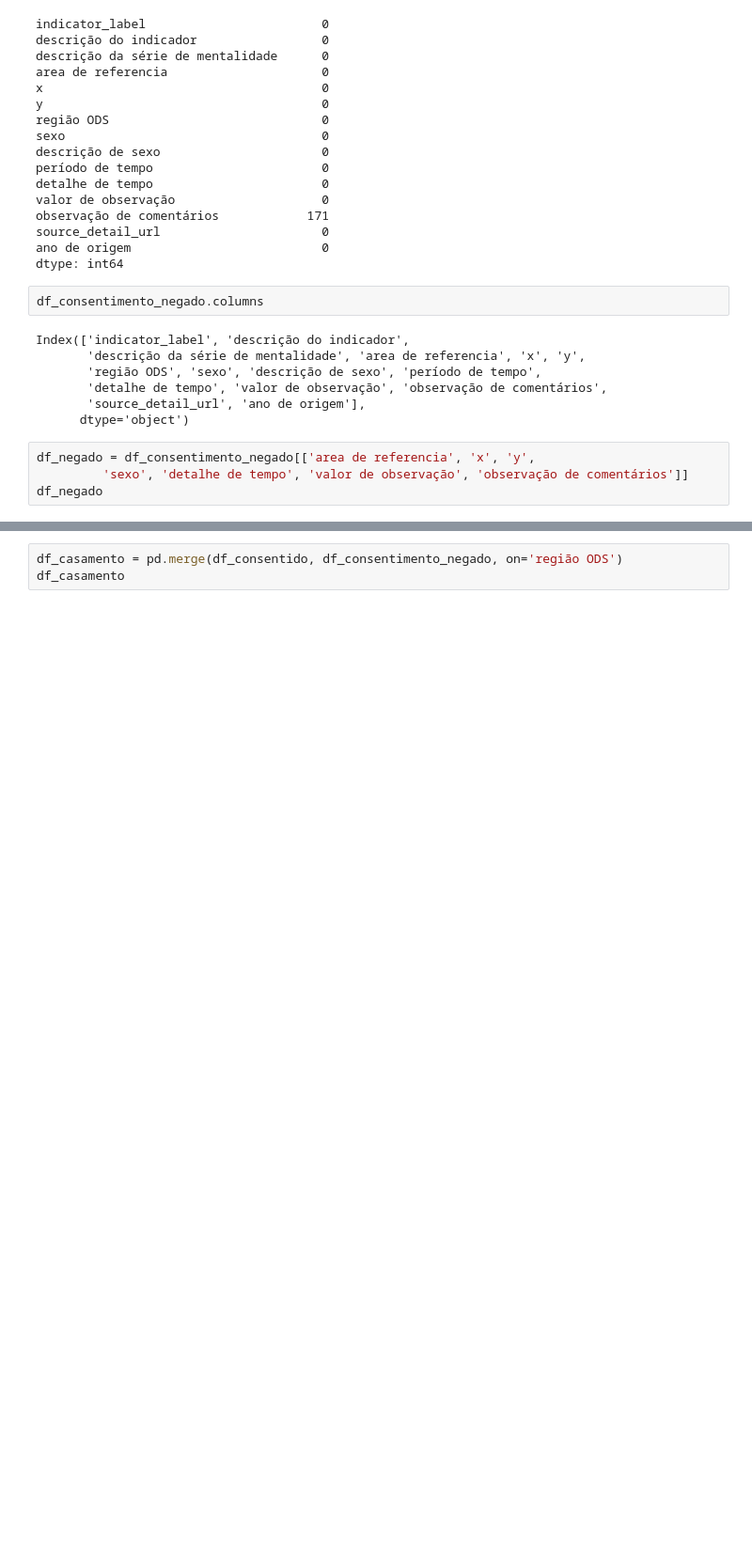
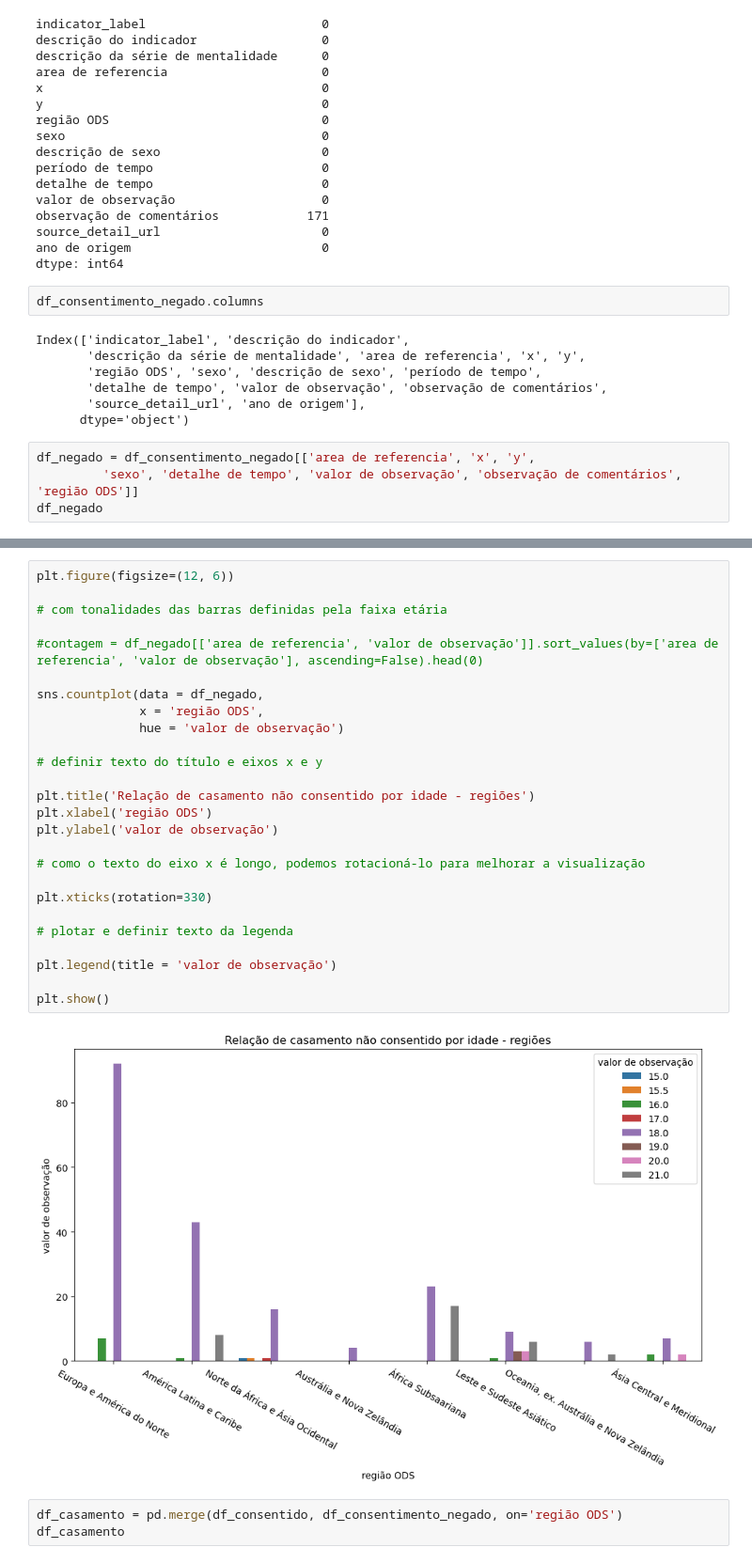
Before and after one commit to mfcrodrigues/Projeto-Final-Semana18, a Jupyter notebook: projetofinal_mariadefatima.ipynb, the cells around one changed output, grey strips where cells are left out. Shown: that part at 94% size. Cells and saved outputs as stored; diff of their text form; blank space fills up the shorter version.

```diff
--- a/projetofinal_mariadefatima.ipynb
+++ b/projetofinal_mariadefatima.ipynb
@@ -205,7 +245,7 @@ Index(['indicator_label', 'descrição do indicador',
       dtype='object')
 # %%
 df_negado = df_consentimento_negado[['area de referencia', 'x', 'y',
-         'sexo', 'detalhe de tempo', 'valor de observação', 'observação de comentários']]
+         'sexo', 'detalhe de tempo', 'valor de observação', 'observação de comentários', 'região ODS']]
 df_negado
 # %% [output]
 |  | area de referencia | x | y | sexo | detalhe de tempo | valor de observação | ... |
@@ -224,3 +279,31 @@ df_negado
+# %%
+plt.figure(figsize=(12, 6))
+
+# com tonalidades das barras definidas pela faixa etária
+
+#contagem = df_negado[['area de referencia', 'valor de observação']].sort_values(by=['area de referencia', 'valor de observação'], ascending=False).head(0)
+
+sns.countplot(data = df_negado,
+              x = 'região ODS',
+              hue = 'valor de observação')
+
+# definir texto do título e eixos x e y
+
+plt.title('Relação de casamento não consentido por idade - regiões')
+plt.xlabel('região ODS')
+plt.ylabel('valor de observação')
+
+# como o texto do eixo x é longo, podemos rotacioná-lo para melhorar a visualização
+
+plt.xticks(rotation=330)
+
+# plotar e definir texto da legenda
+
+plt.legend(title = 'valor de observação')
+
+plt.show()
+# %% [output]
+[figure, added]
 # %%
 df_casamento = pd.merge(df_consentido, df_consentimento_negado, on='região ODS')
 df_casamento
```
Also changed, not shown: parts of 6 cells of this notebook.
